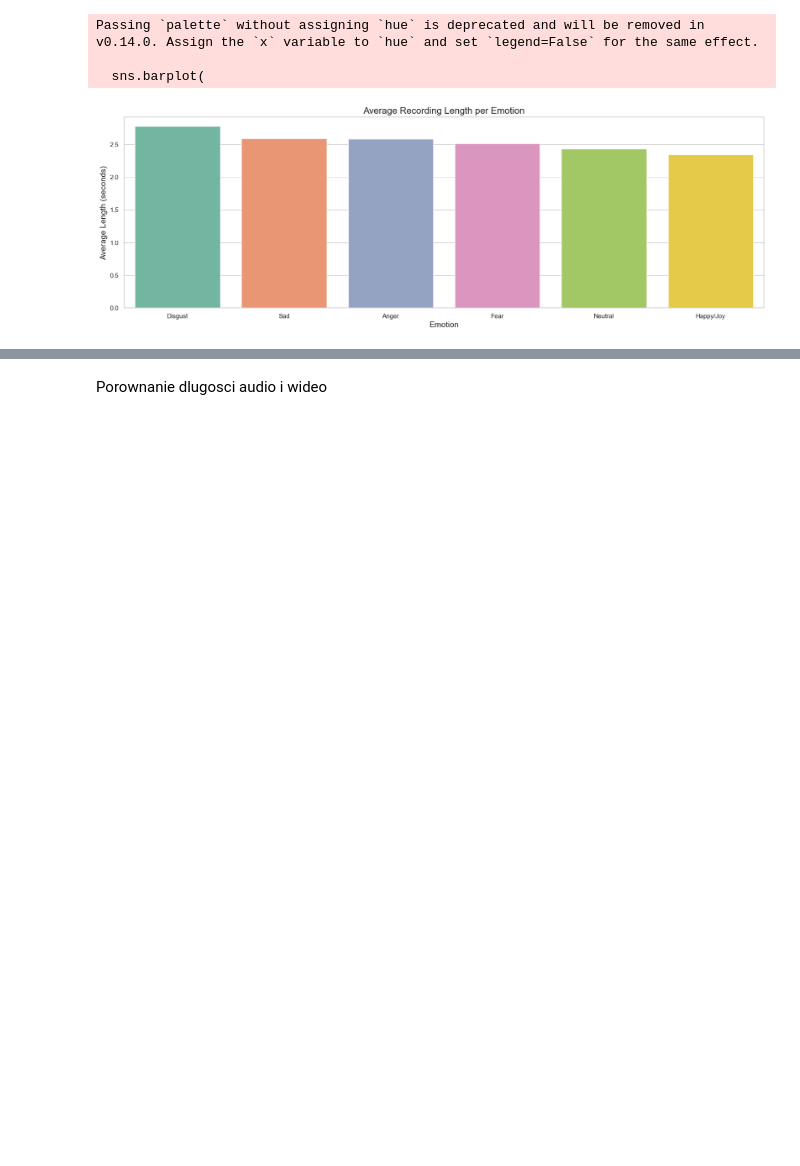
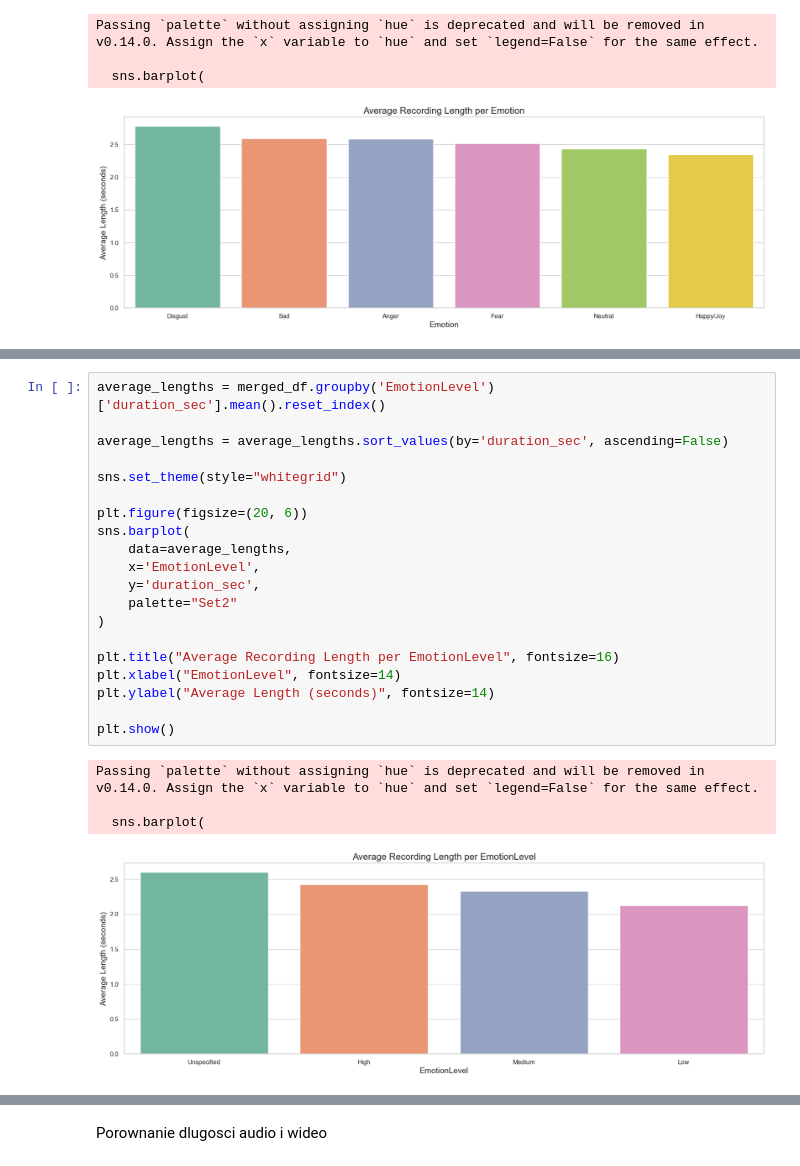
Before and after one commit to mweuro/informatyka-afektywna-speechmultiemo, a Jupyter notebook: length_analyze.ipynb, the cells around one changed output, grey strips where cells are left out. Saved outputs shown, nothing was run; the diff lists cells and outputs as text; blank space fills up the shorter version.

```diff
--- a/length_analyze.ipynb
+++ b/length_analyze.ipynb
@@ -261,0 +288,25 @@ Passing `palette` without assigning `hue` is deprecated and will be removed in v
+# %%
+average_lengths = merged_df.groupby('EmotionLevel')['duration_sec'].mean().reset_index()
+
+average_lengths = average_lengths.sort_values(by='duration_sec', ascending=False)
+
+sns.set_theme(style="whitegrid")
+
+plt.figure(figsize=(20, 6))
+sns.barplot(
+    data=average_lengths,
+    x='EmotionLevel',
+    y='duration_sec',
+    palette="Set2"
+)
+
+plt.title("Average Recording Length per EmotionLevel", fontsize=16)
+plt.xlabel("EmotionLevel", fontsize=14)
+plt.ylabel("Average Length (seconds)", fontsize=14)
+
+plt.show()
+# %% [output]
+Passing `palette` without assigning `hue` is deprecated and will be removed in v0.14.0. Assign the `x` variable to `hue` and set `legend=False` for the same effect.
+
+  sns.barplot(
+[figure, added]
```
Also changed, not shown: parts of 7 cells of this notebook.
